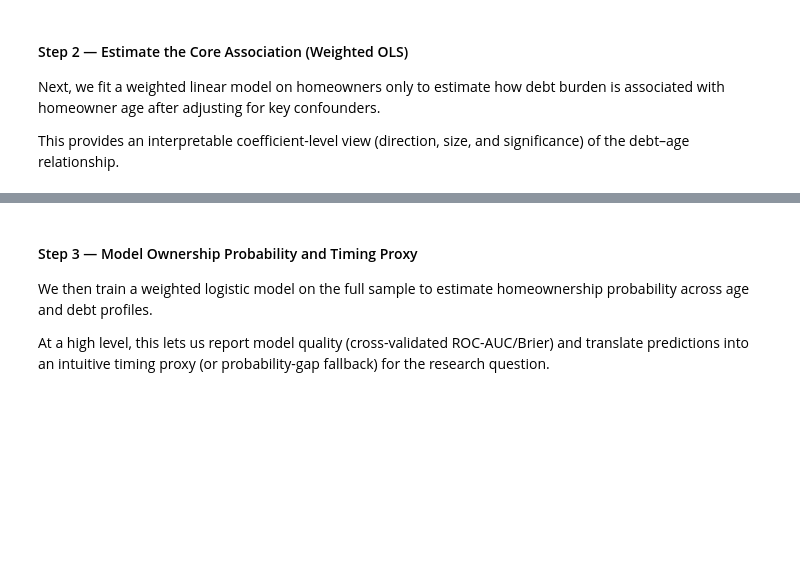
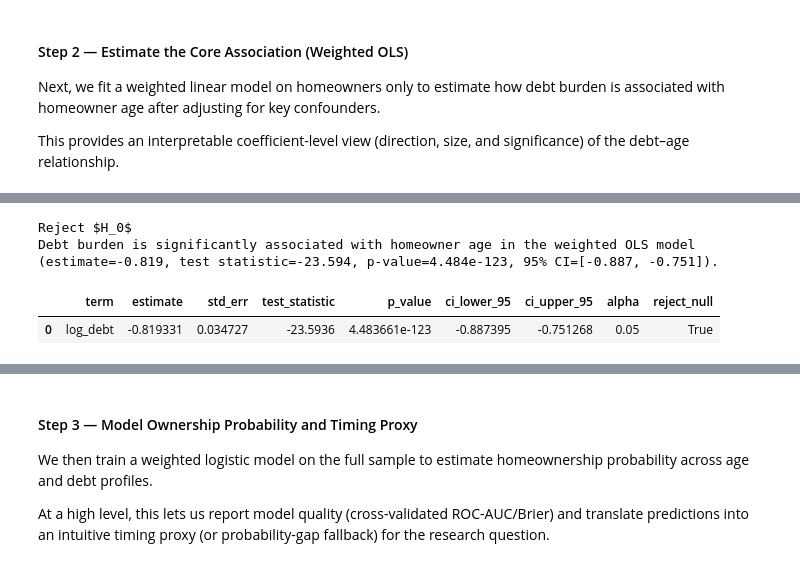
Before and after one commit to RaghavDewangan/Math189FinalProject, a Jupyter notebook: final.ipynb, the cells around one changed output, grey strips where cells are left out. Drawn from its saved outputs; the diff is of its cells as text; code cells hidden in the pictures; blank space fills up the shorter version.

Commit message:
hypothesis test ruff draft

```diff
--- a/final.ipynb
+++ b/final.ipynb
@@ -487,0 +833,39 @@ ols_key.loc[[idx for idx in ols_key.index if idx in ['log_debt', 'DEBT2INC', 'lo
+# %%
+# Formal hypothesis test for the debt coefficient in the weighted OLS model
+alpha = 0.05
+test_term = 'log_debt'
+
+beta_hat = float(ols_fit.params[test_term])
+std_err = float(ols_fit.bse[test_term])
+test_stat = float(ols_fit.tvalues[test_term])
+p_value = float(ols_fit.pvalues[test_term])
+ci_low, ci_high = [float(x) for x in ols_fit.conf_int().loc[test_term]]
+reject_null = p_value < alpha
+
+hypothesis_test_summary = pd.DataFrame({
+    'term': [test_term],
+    'estimate': [beta_hat],
+    'std_err': [std_err],
+    'test_statistic': [test_stat],
+    'p_value': [p_value],
+    'ci_lower_95': [ci_low],
+    'ci_upper_95': [ci_high],
+    'alpha': [alpha],
+    'reject_null': [reject_null],
+})
+
+decision_text = 'Reject $H_0$' if reject_null else 'Fail to reject $H_0$'
+interpretation_text = (
+    f"Debt burden is {'significantly' if reject_null else 'not significantly'} associated with homeowner age "
+    f"in the weighted OLS model (estimate={beta_hat:.3f}, test statistic={test_stat:.3f}, "
+    f"p-value={p_value:.3e}, 95% CI=[{ci_low:.3f}, {ci_high:.3f}])."
+ )
+
+print(decision_text)
+print(interpretation_text)
+hypothesis_test_summary
+# %% [output]
+Reject $H_0$
+Debt burden is significantly associated with homeowner age in the weighted OLS model (estimate=-0.819, test statistic=-23.594, p-value=4.484e-123, 95% CI=[-0.887, -0.751]).
+|  | term | estimate | std_err | test_statistic | p_value | ci_lower_95 | ci_upper_95 | alpha | reject_null |
+| 0 | log_debt | -0.819331 | 0.034727 | -23.5936 | 4.483661e-123 | -0.887395 | -0.751268 | 0.05 | True |
```
Also changed, not shown: parts of 23 cells of this notebook.
